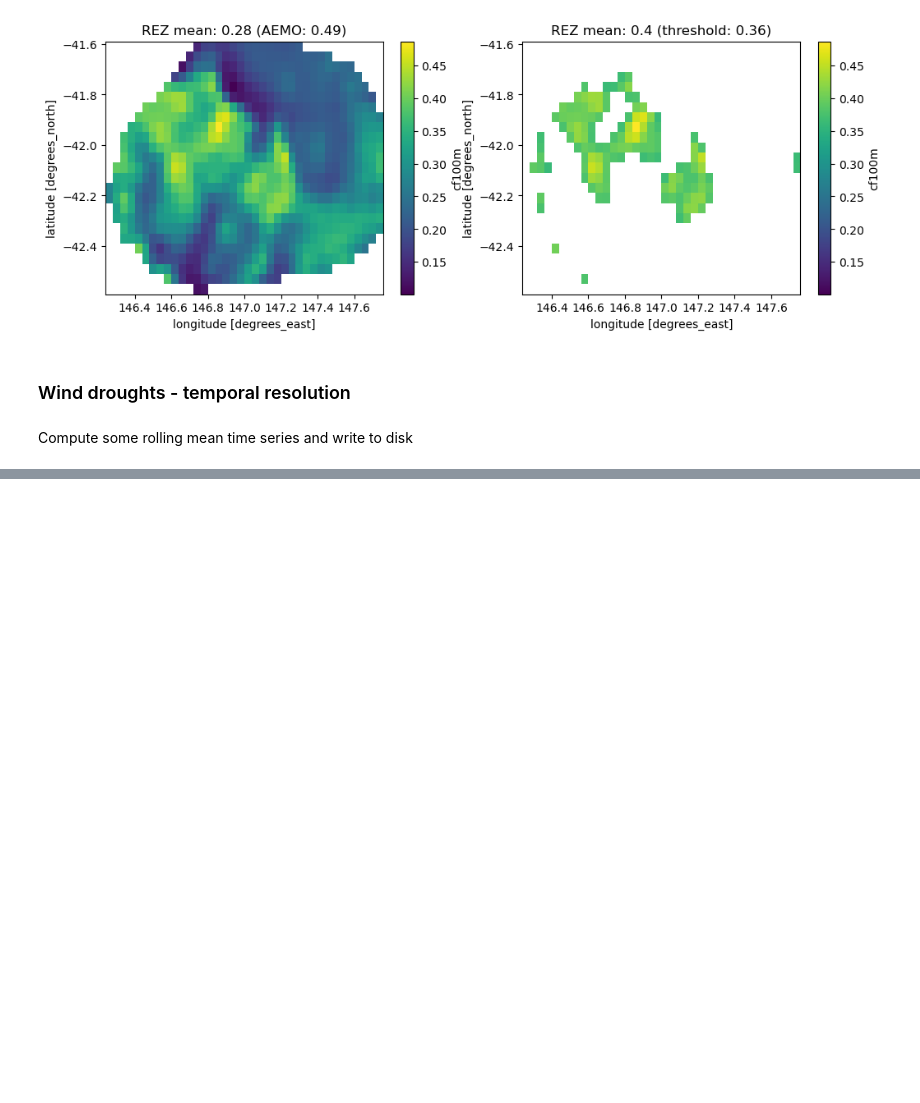
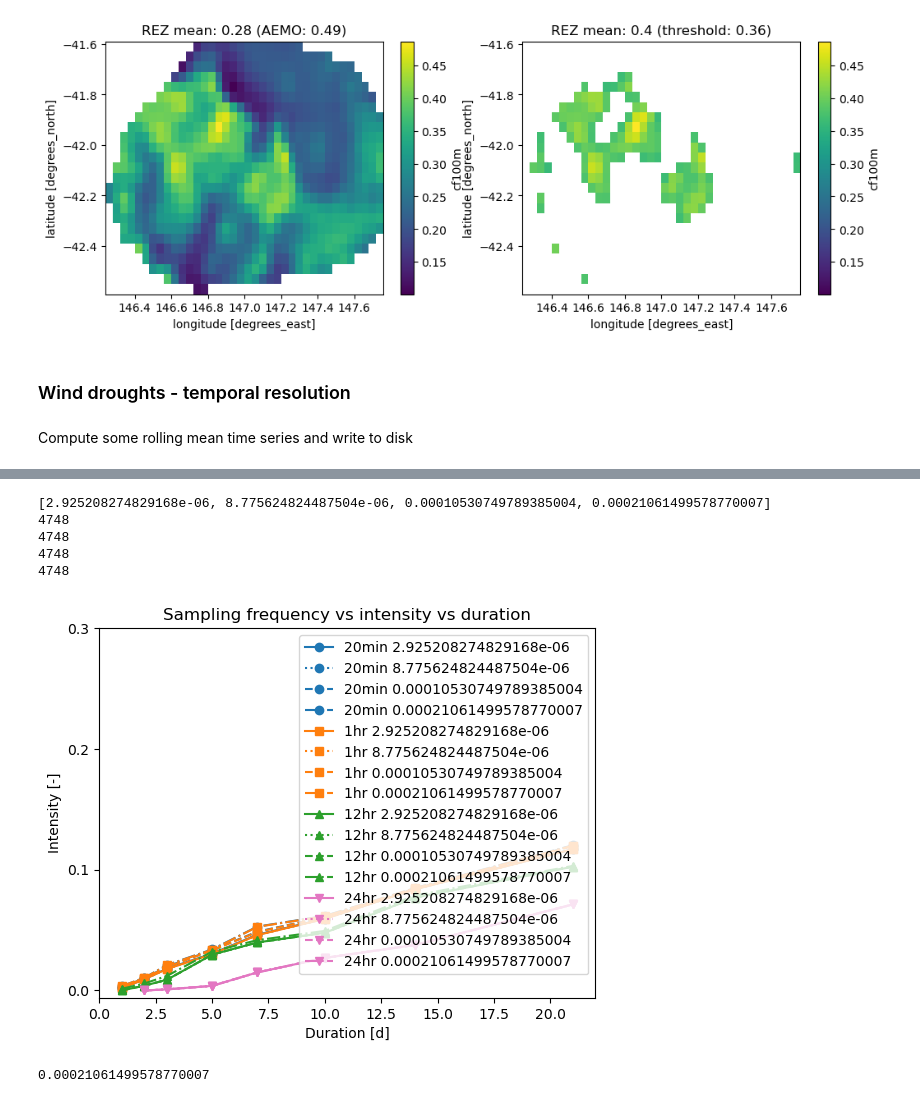
Before and after one commit to dougrichardson/wind_power_comparison, a Jupyter notebook: 04_analyse_REZ_capacity_factors.ipynb, the cells around one changed output, grey strips where cells are left out. Cells and saved outputs as stored; diff of their text form; code cells hidden in the pictures; blank space fills up the shorter version.

```diff
--- a/02_REZ_capacity_factors.ipynb
+++ b/04_analyse_REZ_capacity_factors.ipynb
@@ -630,0 +424,13 @@ array(0.12339028)
+# %%
+plot_idf(roll_cf_S6, "max")
+# %% [output]
+[2.925208274829168e-06, 8.775624824487504e-06, 0.00010530749789385004, 0.00021061499578770007]
+4748
+4748
+4748
+4748
+[figure, added]
+# %%
+1/len(roll_cf_S6["24hr"].time)
+# %% [output]
+0.00021061499578770007
```
Also changed, not shown: parts of 97 cells of this notebook.
